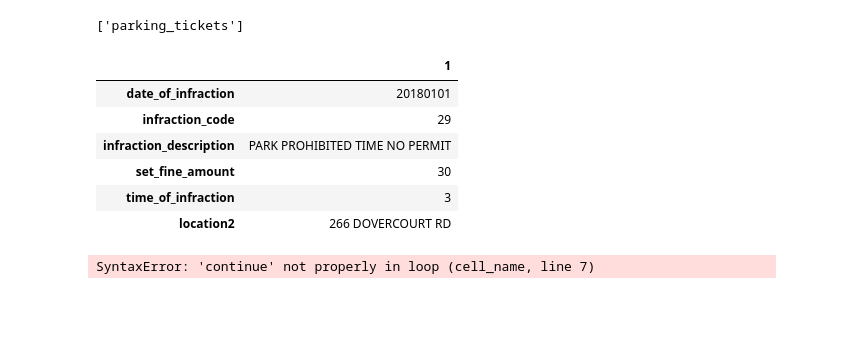
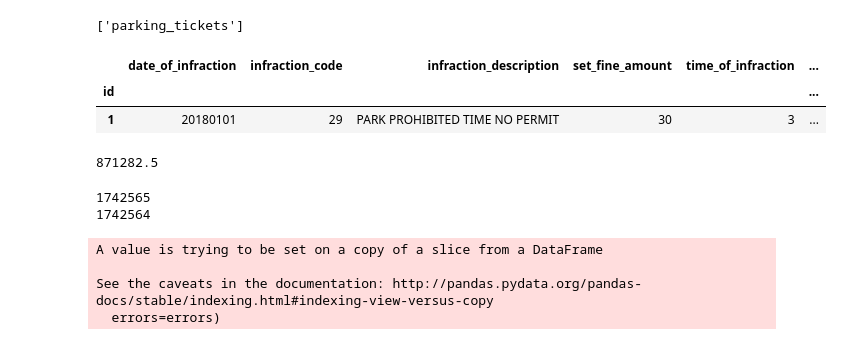
Before and after one commit to alobodanov/parking_ticket_data, a Jupyter notebook: Main Code.ipynb, the cells around one changed output. Saved outputs shown, nothing was run; the diff lists cells and outputs as text; code cells hidden in the pictures; blank space fills up the shorter version.

```diff
--- a/Main Code.ipynb
+++ b/Main Code.ipynb
@@ -155,13 +155,12 @@ engine.table_names()
 ['parking_tickets']
 # %%
 # clean_df.iloc[9876]["location2"] = clean_df.iloc[9876]["location2"].Replace("\xFFFD", "");
-#clean_df1=pd.DataFrame(clean_df.iloc[1])
-#clean_df1
+clean_df1=pd.DataFrame(clean_df.iloc[1])
+clean_df1=clean_df1.transpose()
+clean_df1["id"]=1
+clean_df1.set_index("id",inplace=True)
+clean_df1
 # %% [output]
-|  | 1 |
-| date_of_infraction | 20180101 |
-| infraction_code | 29 |
-| infraction_description | PARK PROHIBITED TIME NO PERMIT |
-| set_fine_amount | 30 |
-| time_of_infraction | 3 |
-| location2 | 266 DOVERCOURT RD |
+|  | date_of_infraction | infraction_code | infraction_description | set_fine_amount | time_of_infraction | ... |
+| id |  |  |  |  |  | ... |
+| 1 | 20180101 | 29 | PARK PROHIBITED TIME NO PERMIT | 30 | 3 | ... |
@@ -168,11 +180,27 @@ engine.table_names()
+# %%
+len(clean_df)/2
+# %% [output]
+871282.5
 # %%
-for i=0,i<len(clean_df),i++:
+for i in range (871282,len(clean_df)):
+    clean_df1=pd.DataFrame(clean_df.iloc[i])
+    clean_df1=clean_df1.transpose()
+    clean_df1["id"]=i
+    clean_df1.set_index("id",inplace=True)
     try:
-        clean_df1=pd.DataFrame(clean_df.iloc[i])
         clean_df1.to_sql(name='parking_tickets', con=engine, if_exists='append', index=True)
     except:
         continue
-# %% [output]
-SyntaxError: 'continue' not properly in loop (cell_name, line 7)
+# %%
+print(len(clean_df))
+clean_df.drop(index=9876,inplace=True)
+print(len(clean_df))
+# %% [output]
+1742565
+1742564
+A value is trying to be set on a copy of a slice from a DataFrame
+
+See the caveats in the documentation: http://pandas.pydata.org/pandas-docs/stable/indexing.html#indexing-view-versus-copy
+  errors=errors)
 # %%
 #Export to SQL. If table already exists, data will be appended
```
Also changed, not shown: parts of 4 cells of this notebook.
